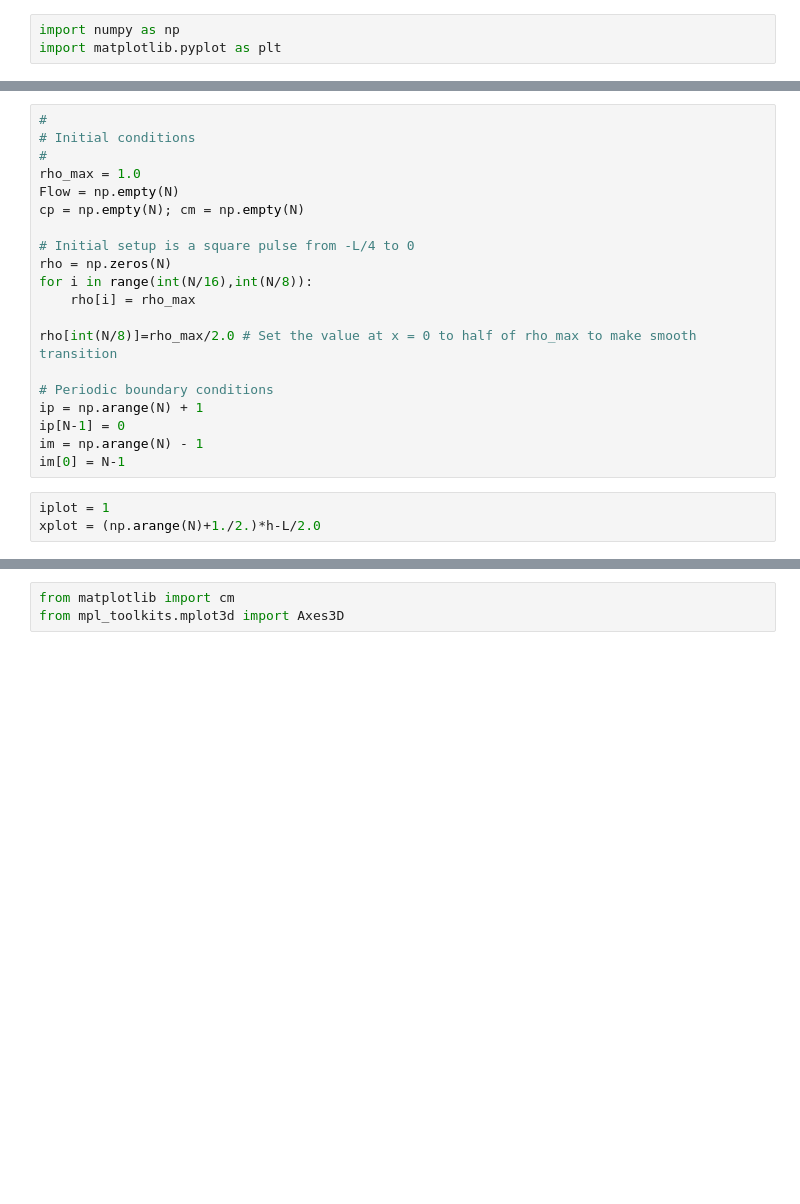
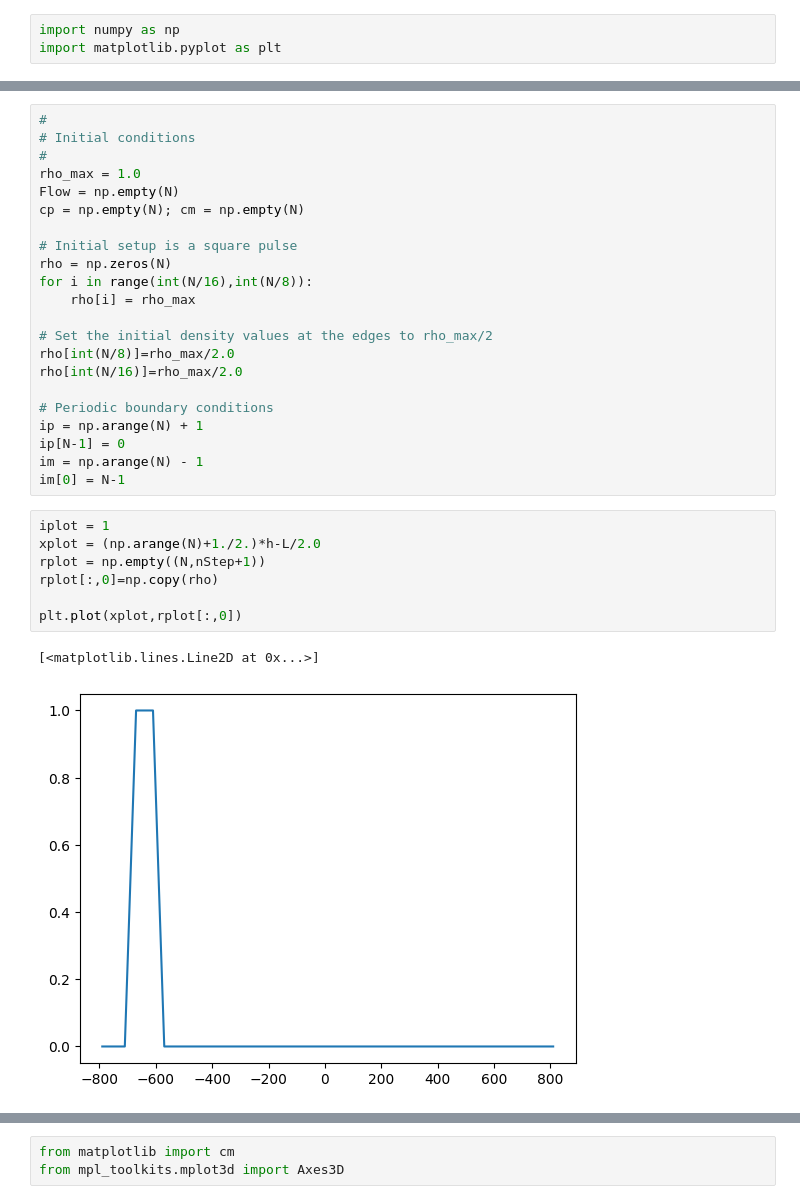
Before and after one commit to wutmeownow/phys441, a Jupyter notebook: JupyterNotebooks/Fitting/traffic.ipynb, the cells around one changed output, grey strips where cells are left out. Cells and saved outputs as stored; diff of their text form; blank space fills up the shorter version.

```diff
--- a/JupyterNotebooks/Fitting/traffic.ipynb
+++ b/JupyterNotebooks/Fitting/traffic.ipynb
@@ -30,12 +102,14 @@ rho_max = 1.0
 Flow = np.empty(N)
 cp = np.empty(N); cm = np.empty(N)
 
-# Initial setup is a square pulse from -L/4 to 0
+# Initial setup is a square pulse
 rho = np.zeros(N)
 for i in range(int(N/16),int(N/8)):
     rho[i] = rho_max
 
-rho[int(N/8)]=rho_max/2.0 # Set the value at x = 0 to half of rho_max to make smooth transition
+# Set the initial density values at the edges to rho_max/2
+rho[int(N/8)]=rho_max/2.0
+rho[int(N/16)]=rho_max/2.0
 
 # Periodic boundary conditions
 ip = np.arange(N) + 1
@@ -45,4 +119,11 @@ im[0] = N-1
 # %%
 iplot = 1
 xplot = (np.arange(N)+1./2.)*h-L/2.0
+rplot = np.empty((N,nStep+1))
+rplot[:,0]=np.copy(rho)
+
+plt.plot(xplot,rplot[:,0])
+# %% [output]
+[<matplotlib.lines.Line2D at 0x...>]
+[figure, added]
 # %%
```
Also changed, not shown: parts of 8 cells of this notebook.
